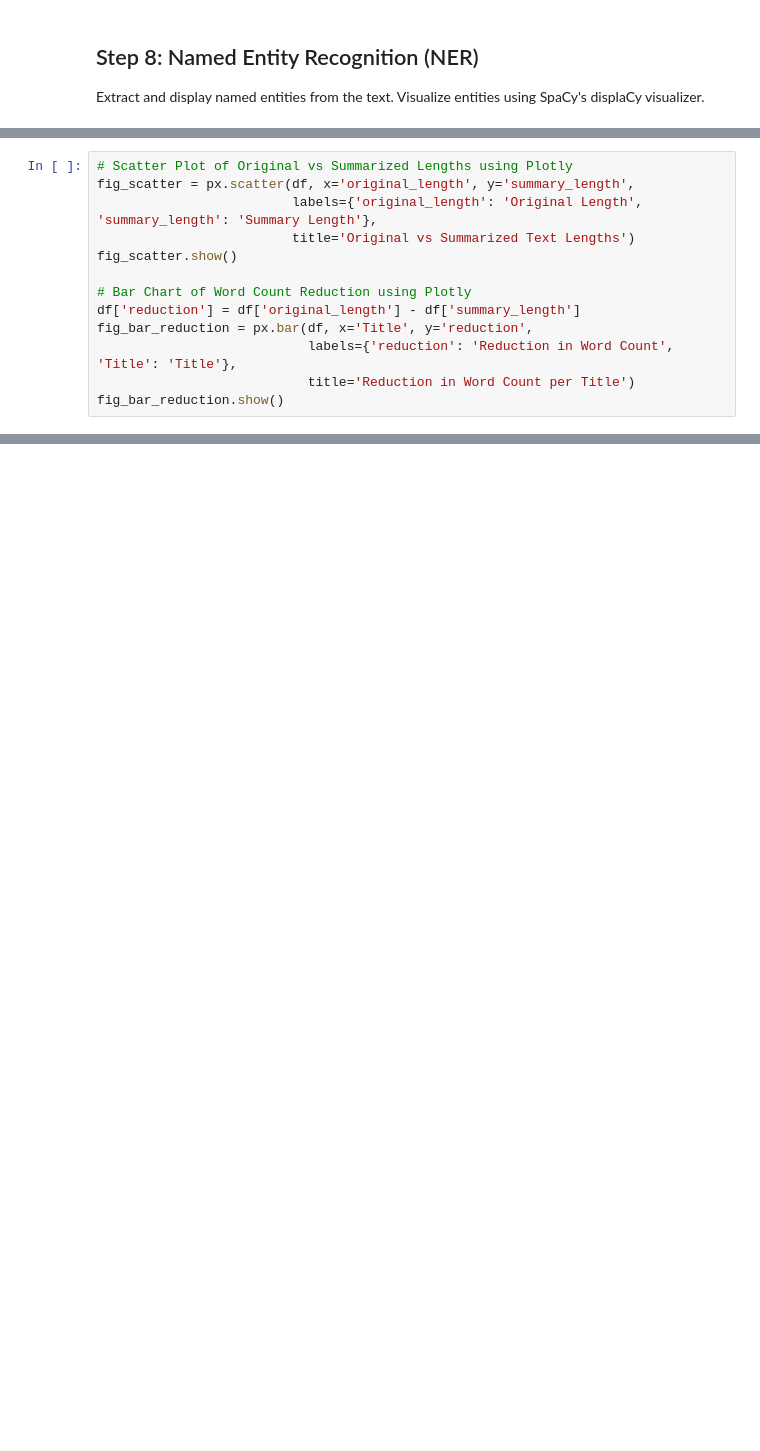
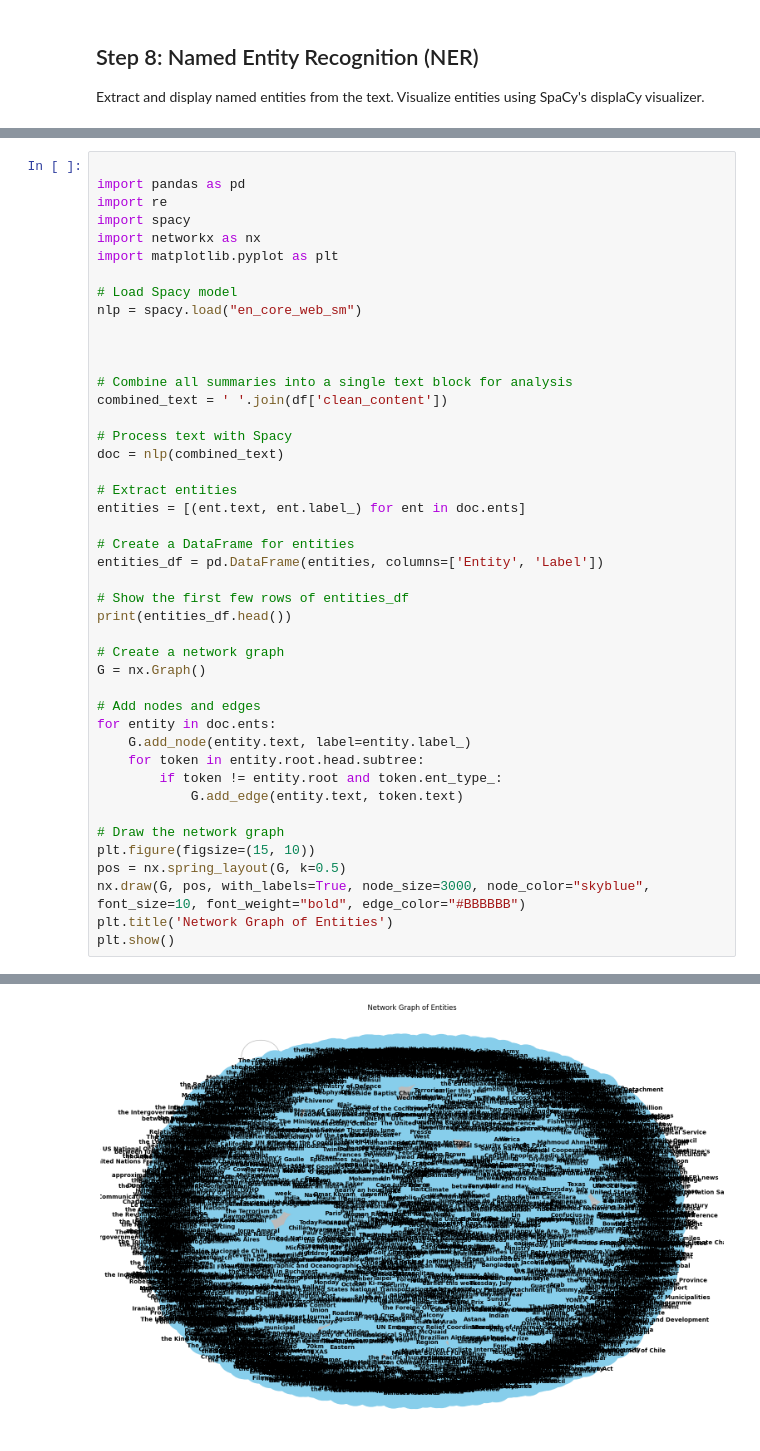
Before and after one commit to hannaschmueck/Session1_Visualisation_and_Summarisation, a Jupyter notebook: NoteBooks/2_BigData_Visualisation.ipynb, the cells around one changed output, grey strips where cells are left out. Cells and saved outputs as stored; diff of their text form; blank space fills up the shorter version.

```diff
--- a/NoteBooks/2_BigData_Visualisation.ipynb
+++ b/NoteBooks/2_BigData_Visualisation.ipynb
@@ -1232,13 +496,0 @@ fig.show()
-# %%
-# Scatter Plot of Original vs Summarized Lengths using Plotly
-fig_scatter = px.scatter(df, x='original_length', y='summary_length',
-                         labels={'original_length': 'Original Length', 'summary_length': 'Summary Length'},
-                         title='Original vs Summarized Text Lengths')
-fig_scatter.show()
-
-# Bar Chart of Word Count Reduction using Plotly
-df['reduction'] = df['original_length'] - df['summary_length']
-fig_bar_reduction = px.bar(df, x='Title', y='reduction',
-                           labels={'reduction': 'Reduction in Word Count', 'Title': 'Title'},
-                           title='Reduction in Word Count per Title')
-fig_bar_reduction.show()
@@ -1263,0 +686,45 @@ df
+# %%
+
+import pandas as pd
+import re
+import spacy
+import networkx as nx
+import matplotlib.pyplot as plt
+
+# Load Spacy model
+nlp = spacy.load("en_core_web_sm")
+
+
+
+# Combine all summaries into a single text block for analysis
+combined_text = ' '.join(df['clean_content'])
+
+# Process text with Spacy
+doc = nlp(combined_text)
+
+# Extract entities
+entities = [(ent.text, ent.label_) for ent in doc.ents]
+
+# Create a DataFrame for entities
+entities_df = pd.DataFrame(entities, columns=['Entity', 'Label'])
+
+# Show the first few rows of entities_df
+print(entities_df.head())
+
+# Create a network graph
+G = nx.Graph()
+
+# Add nodes and edges
+for entity in doc.ents:
+    G.add_node(entity.text, label=entity.label_)
+    for token in entity.root.head.subtree:
+        if token != entity.root and token.ent_type_:
+            G.add_edge(entity.text, token.text)
+
+# Draw the network graph
+plt.figure(figsize=(15, 10))
+pos = nx.spring_layout(G, k=0.5)
+nx.draw(G, pos, with_labels=True, node_size=3000, node_color="skyblue", font_size=10, font_weight="bold", edge_color="#BBBBBB")
+plt.title('Network Graph of Entities')
+plt.show()
+# %% [output]
@@ -1263,0 +737 @@ df
+[figure, added]
```
Also changed, not shown: parts of 59 cells of this notebook.
